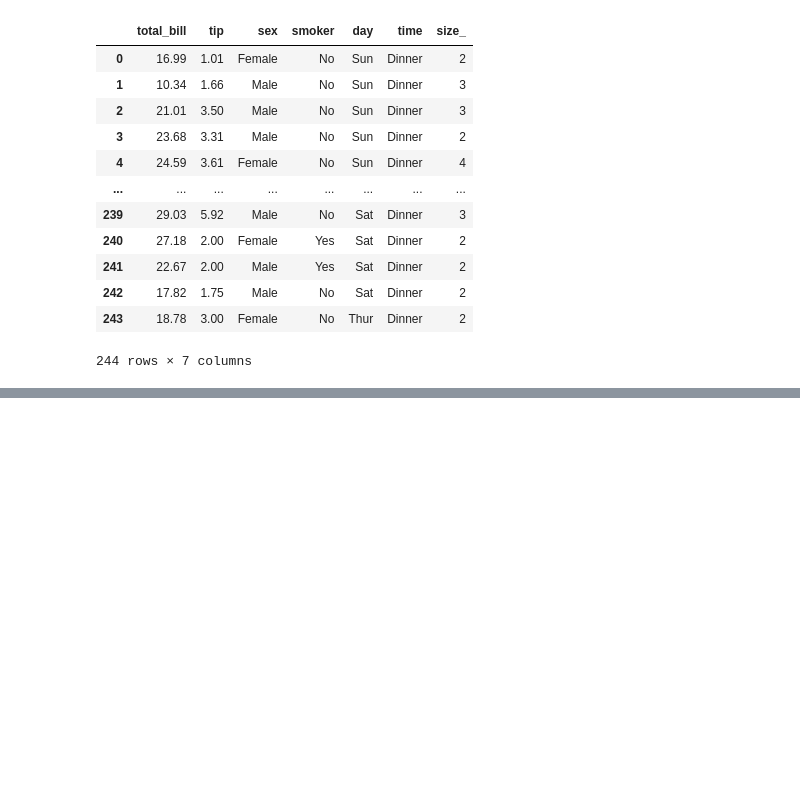
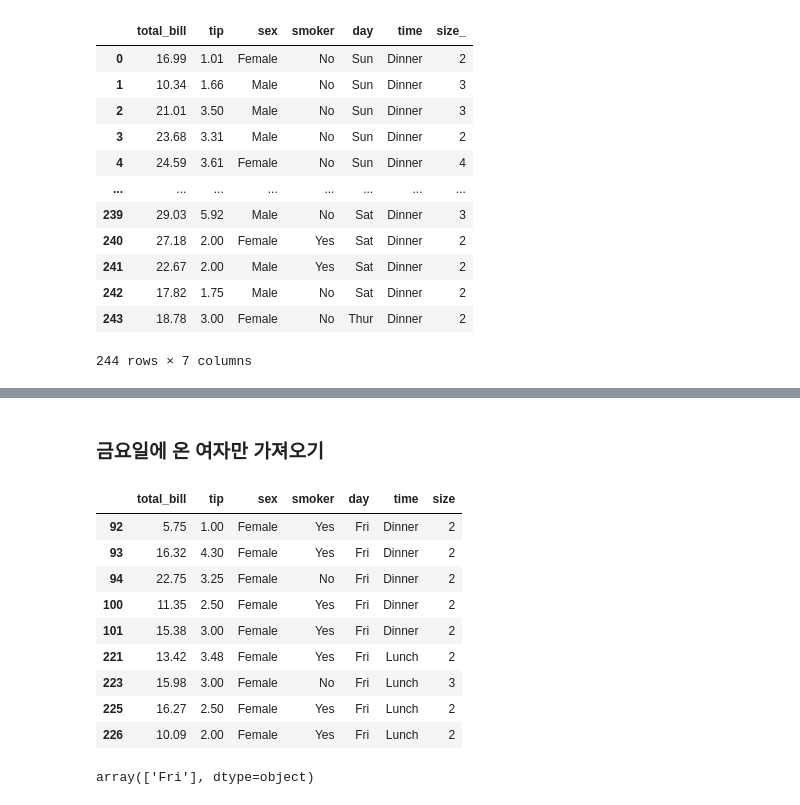
Before and after one commit to dlscks/pythondemo, a Jupyter notebook: python_23_pandas.ipynb, the cells around one changed output, grey strips where cells are left out. Drawn from its saved outputs; the diff is of its cells as text; code cells hidden in the pictures; blank space fills up the shorter version.

```diff
--- a/python_23_pandas.ipynb
+++ b/python_23_pandas.ipynb
@@ -573,0 +644,24 @@ data.head()
+# %% [markdown]
+### 금요일에 온 여자만 가져오기
+# %%
+data['day'].unique()
+# dictionary 방식
+#data[(data['day']=='Fri') & (data['sex']=='Female')]
+#attribute 방식
+data[(data.day=='Fri') & (data.sex=='Female')]
+# %% [output]
+|  | total_bill | tip | sex | smoker | day | time | size |
+| 92 | 5.75 | 1.00 | Female | Yes | Fri | Dinner | 2 |
+| 93 | 16.32 | 4.30 | Female | Yes | Fri | Dinner | 2 |
+| 94 | 22.75 | 3.25 | Female | No | Fri | Dinner | 2 |
+| 100 | 11.35 | 2.50 | Female | Yes | Fri | Dinner | 2 |
+| 101 | 15.38 | 3.00 | Female | Yes | Fri | Dinner | 2 |
+| 221 | 13.42 | 3.48 | Female | Yes | Fri | Lunch | 2 |
+| 223 | 15.98 | 3.00 | Female | No | Fri | Lunch | 3 |
+| 225 | 16.27 | 2.50 | Female | Yes | Fri | Lunch | 2 |
+| 226 | 10.09 | 2.00 | Female | Yes | Fri | Lunch | 2 |
+# %%
+data[(data['day']=='Fri') & (data['sex']=='Female')]['sex'].unique()
+data[(data.day=='Fri') & (data.sex=='Female')]['day'].unique()
+# %% [output]
+array(['Fri'], dtype=object)
```
Also changed, not shown: parts of 45 cells of this notebook.
